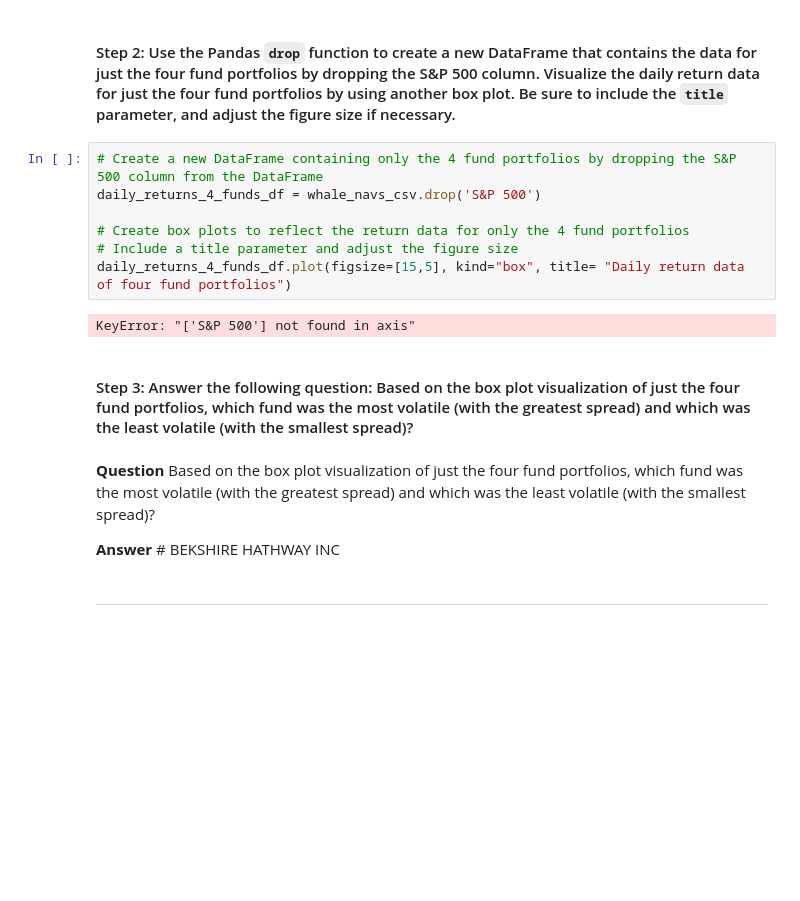
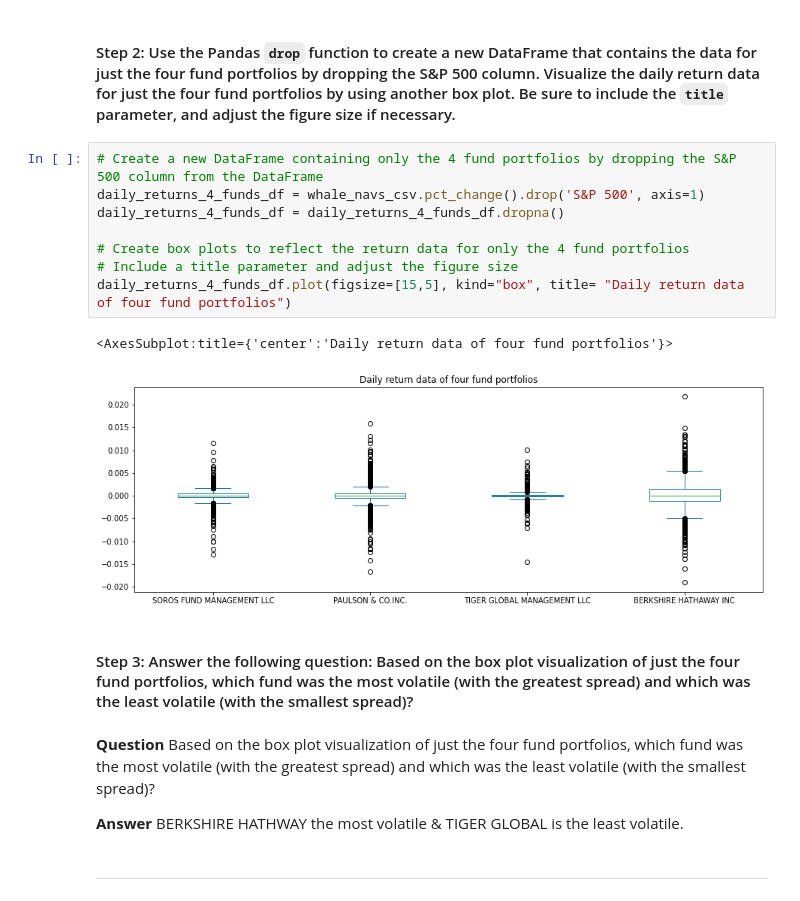
Before and after one commit to Anu86/risk_analysis, a Jupyter notebook: risk_return_analysis.ipynb, the cells around one changed output. Cells and saved outputs as stored; diff of their text form; blank space fills up the shorter version.

```diff
--- a/risk_return_analysis.ipynb
+++ b/risk_return_analysis.ipynb
@@ -210,19 +210,21 @@ daily_returns_df.plot(figsize=[15,5], kind="box", title= "Daily return data of f
 #### Step 2: Use the Pandas `drop` function to create a new DataFrame that contains the data for just the four fund portfolios by dropping the S&P 500 column. Visualize the daily return data for just the four fund portfolios by using another box plot. Be sure to include the `title` parameter, and adjust the figure size if necessary.
 # %%
 # Create a new DataFrame containing only the 4 fund portfolios by dropping the S&P 500 column from the DataFrame
-daily_returns_4_funds_df = whale_navs_csv.drop('S&P 500')
+daily_returns_4_funds_df = whale_navs_csv.pct_change().drop('S&P 500', axis=1)
+daily_returns_4_funds_df = daily_returns_4_funds_df.dropna()
 
 # Create box plots to reflect the return data for only the 4 fund portfolios
 # Include a title parameter and adjust the figure size
 daily_returns_4_funds_df.plot(figsize=[15,5], kind="box", title= "Daily return data of four fund portfolios")
 # %% [output]
-KeyError: "['S&P 500'] not found in axis"
+<AxesSubplot:title={'center':'Daily return data of four fund portfolios'}>
+[figure, added]
 # %% [markdown]
 #### Step 3: Answer the following question: Based on the box plot visualization of just the four fund portfolios, which fund was the most volatile (with the greatest spread) and which was the least volatile (with the smallest spread)?
 # %% [markdown]
 **Question** Based on the box plot visualization of just the four fund portfolios, which fund was the most volatile (with the greatest spread) and which was the least volatile (with the smallest spread)?
 
-**Answer** # BEKSHIRE HATHWAY INC
+**Answer** BERKSHIRE HATHWAY the most volatile & TIGER GLOBAL is the least volatile.
 # %% [markdown]
 ---
 # %% [markdown]
```
Also changed, not shown: parts of 22 cells of this notebook.
